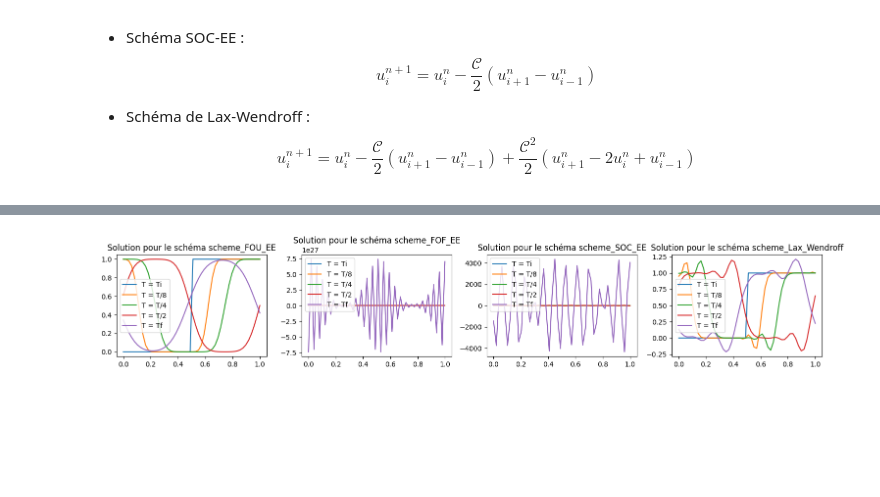
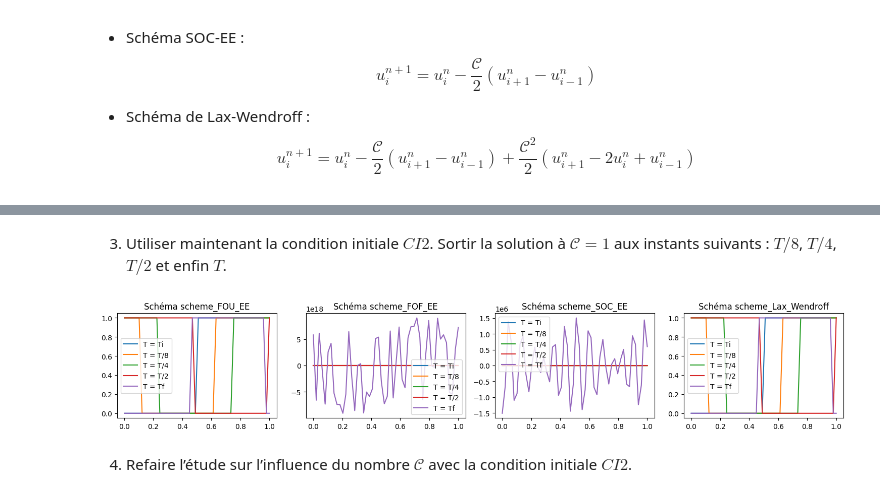
Before and after one commit to f-debrandois/N7_A3, a Jupyter notebook: S7/EDP/TP/TP1_Différences_finies.ipynb, the cells around one changed output, grey strips where cells are left out. Saved outputs shown, nothing was run; the diff lists cells and outputs as text; code cells hidden in the pictures; blank space fills up the shorter version.

```diff
--- a/S7/EDP/TP/TP1_Différences_finies.ipynb
+++ b/S7/EDP/TP/TP1_Différences_finies.ipynb
@@ -86,10 +86,7 @@ Ce nombre sera pris égal à $0.5$ par défaut.
 L = 1.0   # Longueur du domaine
 x0 = 0.5  # Position de la discontinuité pour la condition initiale CI2
 
-a = 1.0   # Vitesse de convection (m/s)
 C_default = 0.5  # Nombre de Courant par défaut
-
-T = L / a  # Temps final
 # %% [markdown]
 **2.2 Schémas numériques à implémenter**
 
@@ -127,7 +124,10 @@ def scheme_Lax_Wendroff(u, C):
     return u - 0.5 * C * (np.roll(u, -1) - np.roll(u, 1)) + 0.5 * C**2 * (np.roll(u, -1) - 2 * u + np.roll(u, 1))
 
 # Affichage des schémas numériques
-def afficher_schemas(C, m = 50, beta = None):
+def afficher_schemas(C, m = 50, beta = None, a = 1):
+    # Temps final
+    T = L / np.abs(a)
+
     # Construction du maillage
     x = np.linspace(0, L, m)
 
@@ -139,12 +139,12 @@ def afficher_schemas(C, m = 50, beta = None):
 
     # Calcul des pas
     dx = L / (m - 1)
-    dt = C * dx / a
+    dt = C * dx / np.abs(a)
 
     scheme_list = [scheme_FOU_EE, scheme_FOF_EE, scheme_SOC_EE, scheme_Lax_Wendroff]
 
     #plt.subplot(len(scheme_list), 1, 1)
-    plt.figure(figsize=(15, 3))
+    plt.figure(figsize=(12, 3))
 
     for i, scheme in enumerate(scheme_list):
         # Initialisation
@@ -152,12 +152,12 @@ def afficher_schemas(C, m = 50, beta = None):
 
         # Itérations temporelles
         for n in range(int(T / dt) - 1):
-            u = scheme(u, C)
+            u = scheme(u, C*np.sign(a))
 
         # Visualisation
         plt.subplot(1, len(scheme_list), i + 1)
 
-        plt.title('Solution pour le schéma ' + scheme.__name__)
+        plt.title('Schéma ' + scheme.__name__)
 
         plt.plot(x, u0, label='T = Ti')
         plt.plot(x, u, label='T = Tf')
@@ -226,6 +218,13 @@ C = 1.5
+# %% [markdown]
+3. Utiliser maintenant la condition initiale $CI2$. Sortir la solution à $\mathcal{C} = 1$ aux instants suivants : $T/8$, $T/4$, $T/2$ et enﬁn $T$.
 # %%
 # Simulation et visualisation avec CI2 à différents instants T
-def afficher_schemas_extract_time(u0, C, m = 50, T_list = [T/8, T/4, T/2, T]):
+def afficher_schemas_extract_time(u0, C, m = 50, a=1, T_list = [1/8, 1/4, 1/2, 1]):
+    # Temps final
+    T = L / a
+
+    T_list = T * np.array(T_list)
+
     # Construction du maillage
     x = np.linspace(0, L, m)
 
@@ -241,36 +240,38 @@ def afficher_schemas_extract_time(u0, C, m = 50, T_list = [T/8, T/4, T/2, T]):
 
     for i, scheme in enumerate(scheme_list):
         # Initialisation
         u = np.copy(u0)
         u_list = [u]
 
         # Itérations temporelles
         for n in range(int(T / dt) - 1):
             u = scheme(u, C)
             if n+1 in T_list_dt:
                 u_list.append(u)
 
         # Visualisation
         plt.subplot(1, len(scheme_list), i + 1)
 
-        plt.title('Solution pour le schéma ' + scheme.__name__)
+        plt.title('Schéma ' + scheme.__name__)
 
         plt.plot(x, u_list[0], label='T = Ti')
         plt.plot(x, u_list[1], label='T = T/8')
         plt.plot(x, u_list[2], label='T = T/4')
         plt.plot(x, u_list[3], label='T = T/2')
         plt.plot(x, u, label='T = Tf')
         plt.legend()
 
     plt.tight_layout()
     plt.show()
 
 m = 50
 x = np.linspace(0, L, m)
 u0 = condition2(x, x0)
-afficher_schemas_extract_time(u0, C_default)
+afficher_schemas_extract_time(u0, 1)
 # %% [output]
-[figure, old version]
+[figure, new version]
+# %% [markdown]
+4. Refaire l’étude sur l’inﬂuence du nombre $\mathcal{C}$ avec la condition initiale $CI2$.
 # %%
 # Simulation et visualisation avec CI2 et différents C
 C_values = [0.1, 0.2, 0.4, 0.8, 1, 1.5]
```
Also changed, not shown: parts of 11 cells of this notebook, 3 other files.
